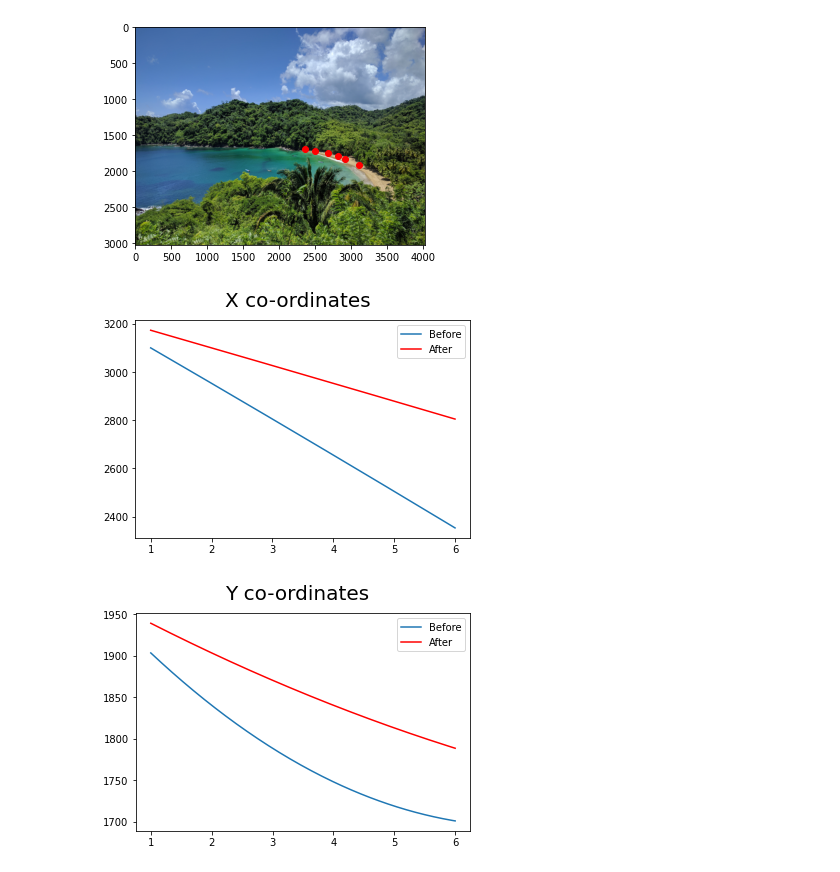
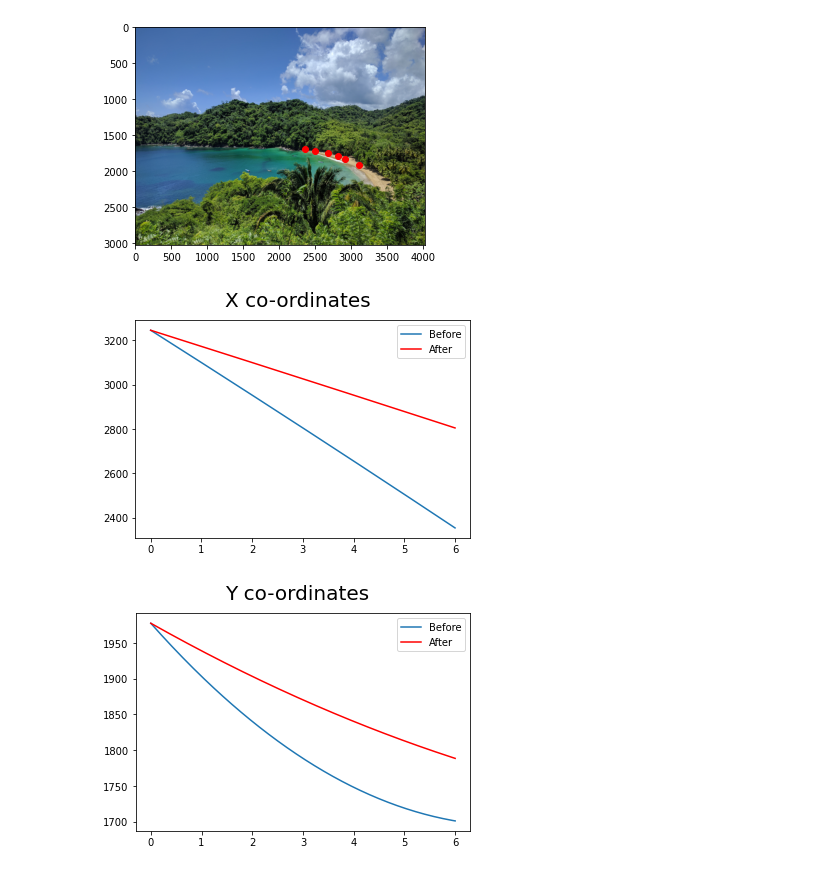
Before and after one commit to longeo/ImageWarpingPDEs, a Jupyter notebook: image_warper_opencv.ipynb, the cells around one changed output. Cells and saved outputs as stored; diff of their text form; code cells hidden in the pictures.

```diff
--- a/image_warper_opencv.ipynb
+++ b/image_warper_opencv.ipynb
@@ -57,30 +57,30 @@ p_x = np.poly1d(coefficients_x);
 coefficients_y = np.polyfit(t, sl_y, 2);
 p_y = np.poly1d(coefficients_y);
 # %%
-# Plot x and y coordinates as parametrix equations
+# Plot x and y coordinates as parametric equations
 n=200
 offset = 1;
-t = np.linspace(1, 6, n)
+t = np.linspace(0, 6, n)
 
 # Calculate spline coordinates after shrink
 Xp = p_x(t/2)# +(offset * np.arange(n))
 Yp = p_y(t/2)#+(offset * np.arange(n))
 
 fig = plt.figure()
 plt.plot(t, p_x(t), '-', label='Before')
 plt.plot(t, Xp, '-', label='After', color='red')
 
 fig.suptitle('X co-ordinates', fontsize=20)
 plt.legend()
 plt.show()
 
 fig = plt.figure()
 plt.plot(t, p_y(t), '-', label='Before')
 plt.plot(t, Yp, '-', label='After', color='red')
 
 fig.suptitle('Y co-ordinates', fontsize=20)
 plt.legend()
 plt.show()
 # %% [output]
-[figure, old version]
+[figure, new version]
-[figure, old version]
+[figure, new version]
```
Also changed, not shown: parts of 8 cells of this notebook.
